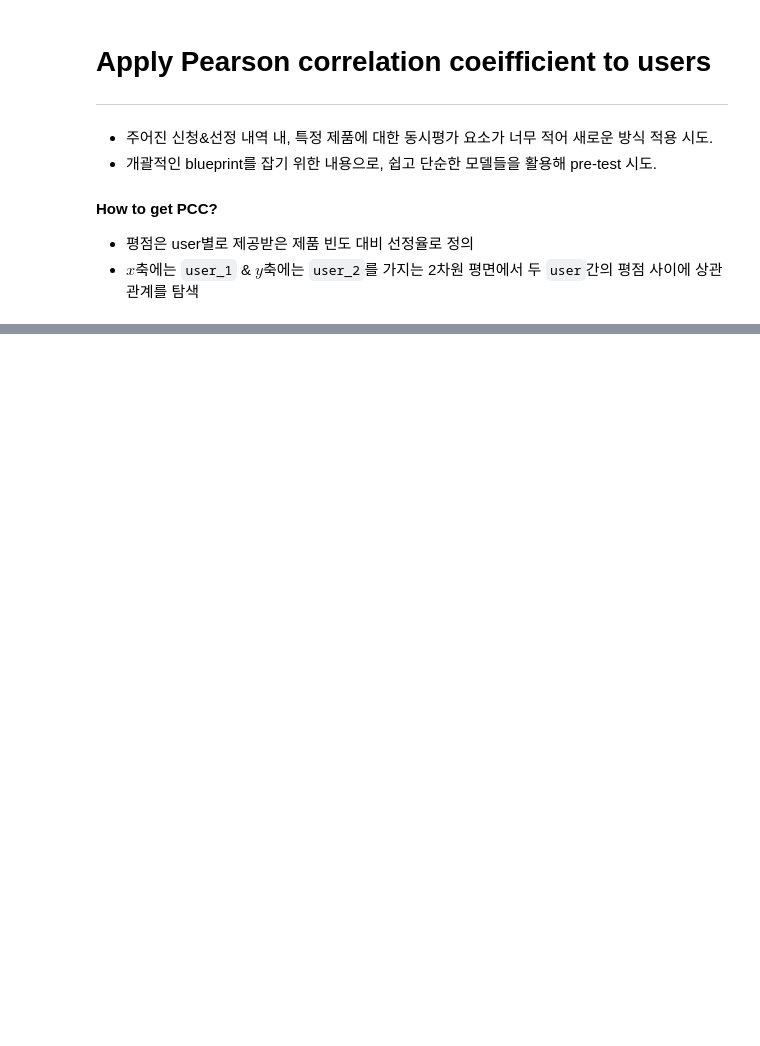
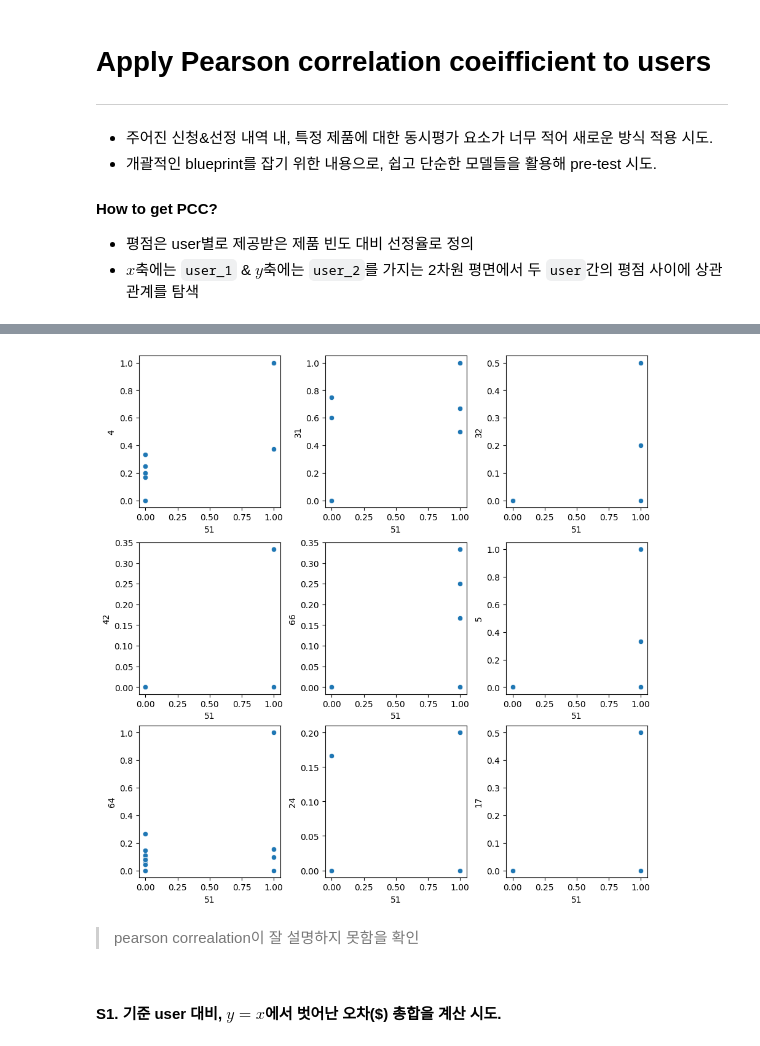
Before and after one commit to csLee94/project_notebook, a Jupyter notebook: collaborative_filtering/notebooks/get_pcc.ipynb, the cells around one changed output, grey strips where cells are left out. Cells and saved outputs as stored; diff of their text form; code cells hidden in the pictures; blank space fills up the shorter version.

```diff
--- a/collaborative_filtering/notebooks/get_pcc.ipynb
+++ b/collaborative_filtering/notebooks/get_pcc.ipynb
@@ -22,0 +93,16 @@ Error:
+# %%
+fig, axes = plt.subplots(3,3, figsize=(9,9), constrained_layout=True)
+target = 51
+for index_, idx in enumerate(pcc_matrix[target].sort_values(ascending=False)[1:10].keys()):
+    sns.scatterplot(
+        ax= axes[index_//3, index_%3],
+        data=df_grouped.loc[df_grouped['user_id'].isin([target,idx])].pivot(index='item_id', columns='user_id', values='ratio').dropna(),
+        x=target,
+        y=idx
+    )
+# %% [output]
+[figure, added]
+# %% [markdown]
+> pearson correalation이 잘 설명하지 못함을 확인
+# %% [markdown]
+#### S1. 기준 user 대비, $y=x$에서 벗어난 오차($) 총합을 계산 시도.
```
Also changed, not shown: parts of 25 cells of this notebook, 1 other file.
